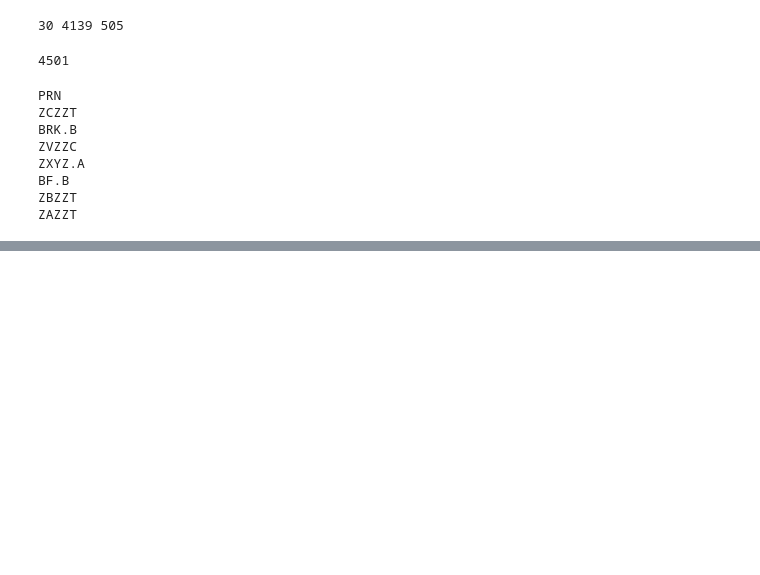
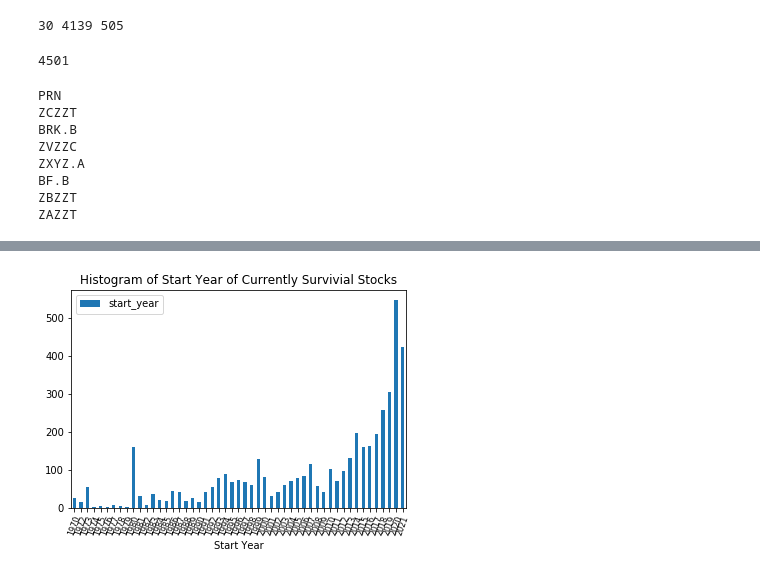
Before and after one commit to Vivian0105/Stock_Investment, a Jupyter notebook: Yahoo_stock.ipynb, the cells around one changed output, grey strips where cells are left out. Drawn from its saved outputs; the diff is of its cells as text; code cells hidden in the pictures; blank space fills up the shorter version.

```diff
--- a/Yahoo_stock.ipynb
+++ b/Yahoo_stock.ipynb
@@ -43,0 +81,15 @@ len(exist_tickers)
+# %%
+stock_start=pd.read_excel("stock_start.xlsx",index_col=0)
+stock_start.index.name='stock'
+# %%
+Start_Year=stock_start.groupby([stock_start["start_date"].dt.year]).count()
+Start_Year=Start_Year.rename(columns={"start_date":"start_year"})
+min_year=(stock_start["start_date"].min()).year
+max_year=(stock_start["start_date"].max()).year
+Start_Year.plot(kind="bar")
+plt.title("Histogram of Start Year of Currently Survivial Stocks")
+plt.xticks(rotation=70,fontsize=8)
+plt.xlabel("Start Year")
+plt.savefig("StartYear.png")
+# %% [output]
+[figure, added]
```
Also changed, not shown: parts of 21 cells of this notebook.
